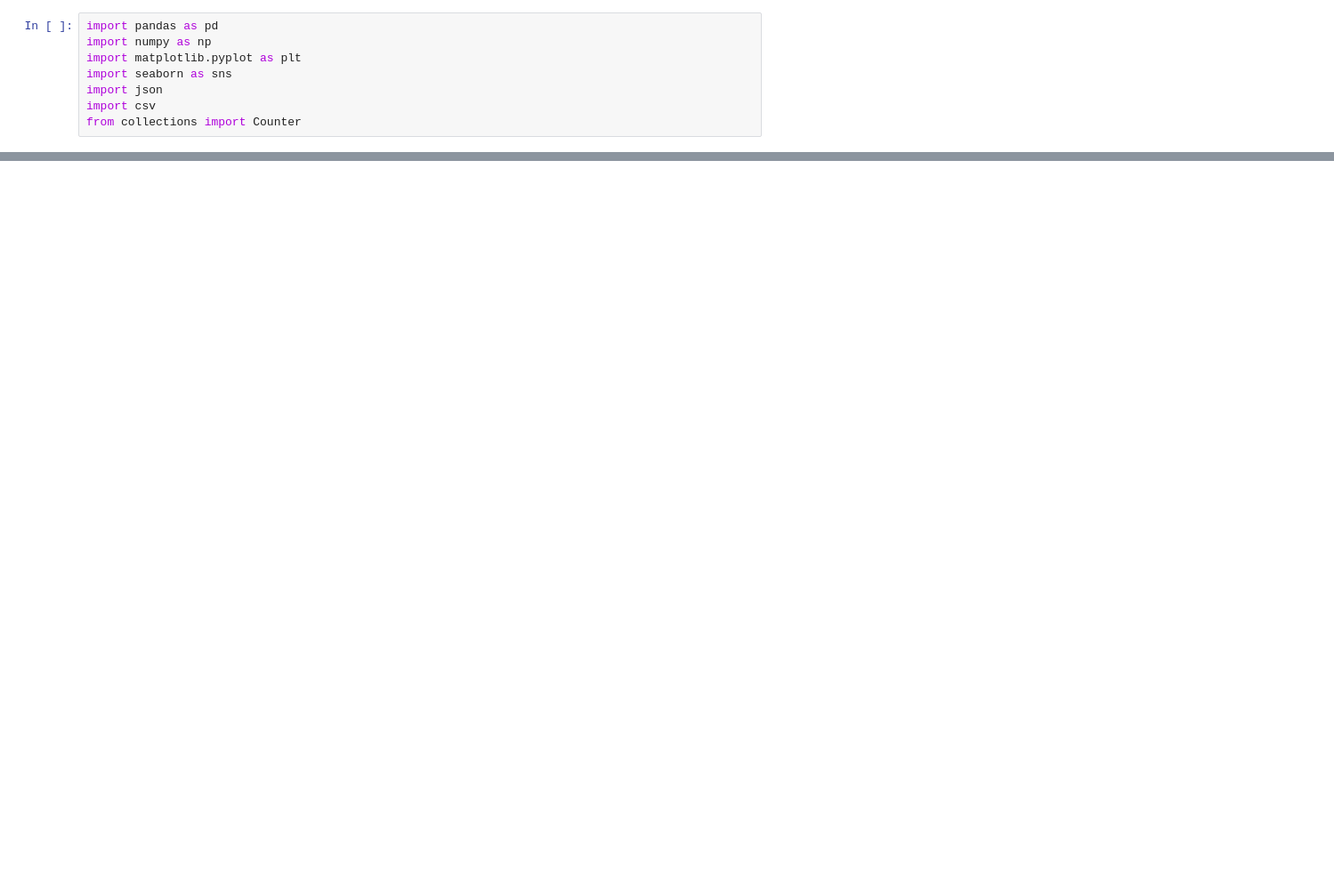
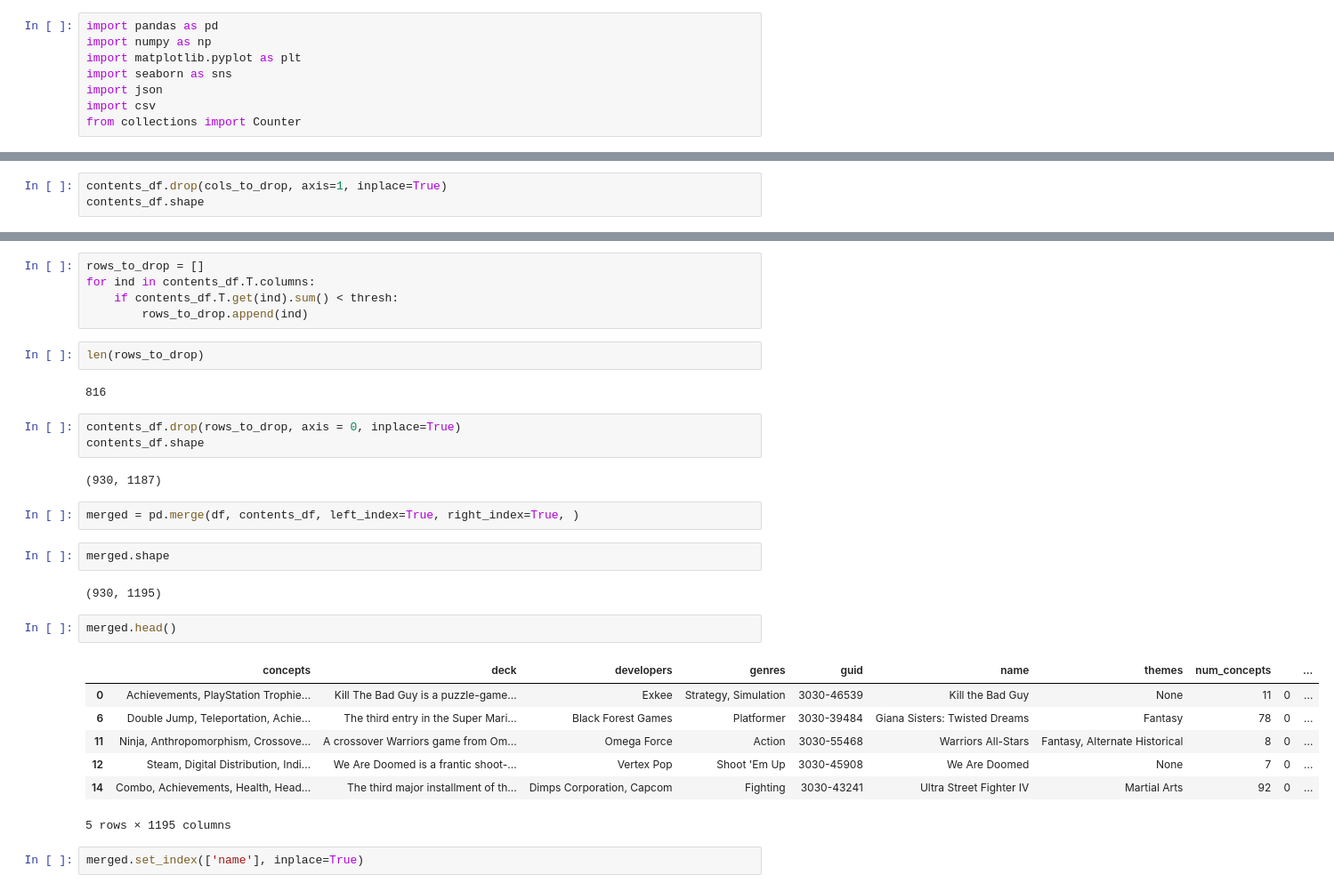
Before and after one commit to MaxReinisch/DSI_Capstone, a Jupyter notebook: GB_API_Scrape/02_EDA.ipynb, the cells around one changed output, grey strips where cells are left out. Shown at 89% size. Saved outputs shown, nothing was run; the diff lists cells and outputs as text; blank space fills up the shorter version.

```diff
--- a/GB_API_Scrape/02_EDA.ipynb
+++ b/GB_API_Scrape/02_EDA.ipynb
@@ -29,0 +138,3 @@ file[1]['description']
+# %%
+contents_df.drop(cols_to_drop, axis=1, inplace=True)
+contents_df.shape
@@ -29,0 +145,32 @@ file[1]['description']
+# %%
+rows_to_drop = []
+for ind in contents_df.T.columns:
+    if contents_df.T.get(ind).sum() < thresh:
+        rows_to_drop.append(ind)
+# %%
+len(rows_to_drop)
+# %% [output]
+816
+# %%
+contents_df.drop(rows_to_drop, axis = 0, inplace=True)
+contents_df.shape
+# %% [output]
+(930, 1187)
+# %%
+merged = pd.merge(df, contents_df, left_index=True, right_index=True, )
+# %%
+merged.shape
+# %% [output]
+(930, 1195)
+# %%
+merged.head()
+# %% [output]
+|  | concepts | deck | developers | genres | guid | name | themes | num_concepts |  | ... |
+| 0 | Achievements, PlayStation Trophie... | Kill The Bad Guy is a puzzle-game... | Exkee | Strategy, Simulation | 3030-46539 | Kill the Bad Guy | None | 11 | 0 | ... |
+| 6 | Double Jump, Teleportation, Achie... | The third entry in the Super Mari... | Black Forest Games | Platformer | 3030-39484 | Giana Sisters: Twisted Dreams | Fantasy | 78 | 0 | ... |
+| 11 | Ninja, Anthropomorphism, Crossove... | A crossover Warriors game from Om... | Omega Force | Action | 3030-55468 | Warriors All-Stars | Fantasy, Alternate Historical | 8 | 0 | ... |
+| 12 | Steam, Digital Distribution, Indi... | We Are Doomed is a frantic shoot-... | Vertex Pop | Shoot 'Em Up | 3030-45908 | We Are Doomed | None | 7 | 0 | ... |
+| 14 | Combo, Achievements, Health, Head... | The third major installment of th... | Dimps Corporation, Capcom | Fighting | 3030-43241 | Ultra Street Fighter IV | Martial Arts | 92 | 0 | ... |
+5 rows × 1195 columns
+# %%
+merged.set_index(['name'], inplace=True)
```
Also changed, not shown: parts of 31 cells of this notebook, 1 other file.
